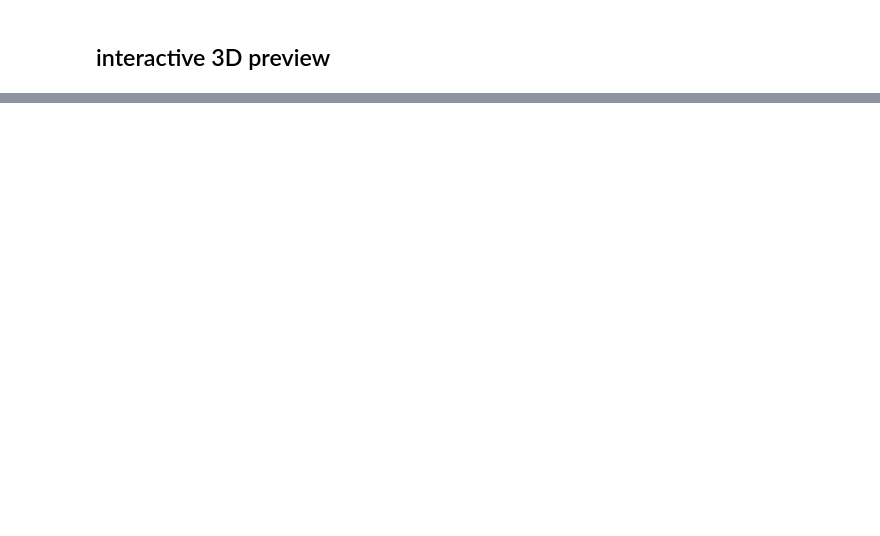
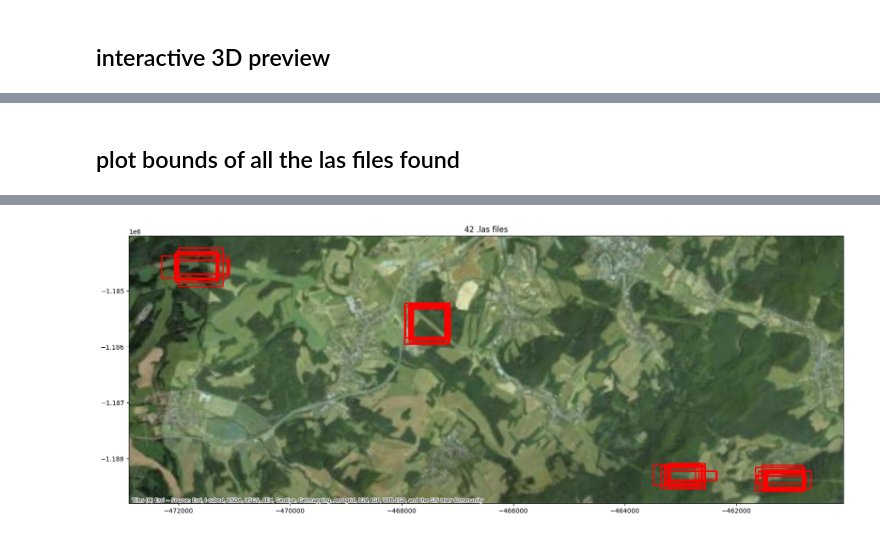
Before and after one commit to IISAS/dicris-stevo, a Jupyter notebook: LiDAR_data_analysis.ipynb, the cells around one changed output, grey strips where cells are left out. Drawn from its saved outputs; the diff is of its cells as text; code cells hidden in the pictures; blank space fills up the shorter version.

```diff
--- a/LiDAR_data_analysis.ipynb
+++ b/LiDAR_data_analysis.ipynb
@@ -175,0 +387,21 @@ os.remove(temp_f.file.name)
+# %% [markdown]
+## plot bounds of all the las files found
+# %%
+gdfs = gpd.GeoDataFrame()
+errors = []
+with tqdm(las_files) as pbar:
+    for f in pbar:
+        pbar.desc = f.name
+        header = None
+        try:
+            with laspy.open(f, read_evlrs=False) as las_f:
+                bbox = get_geographic_bounds_from_las_header(las_f.header)
+                gdf_bounds = get_gdf_from_bounds(bbox, crs = 'EPSG:5514')
+                gdfs = pd.concat([gdfs, gdf_bounds])
+        except PermissionError as e:
+            logger.warn(f'could not read file \'{f.as_posix()}\': {e}')
+            errors.append(f)
+    gdfs = gdfs.reset_index(drop=True)
+
+_ = plot_gdf(gdfs, title=f'{len(gdfs)} .las files')
+# %% [output]
@@ -175,0 +416 @@ os.remove(temp_f.file.name)
+[figure, added]
```
Also changed, not shown: parts of 12 cells of this notebook, 1 other file.
